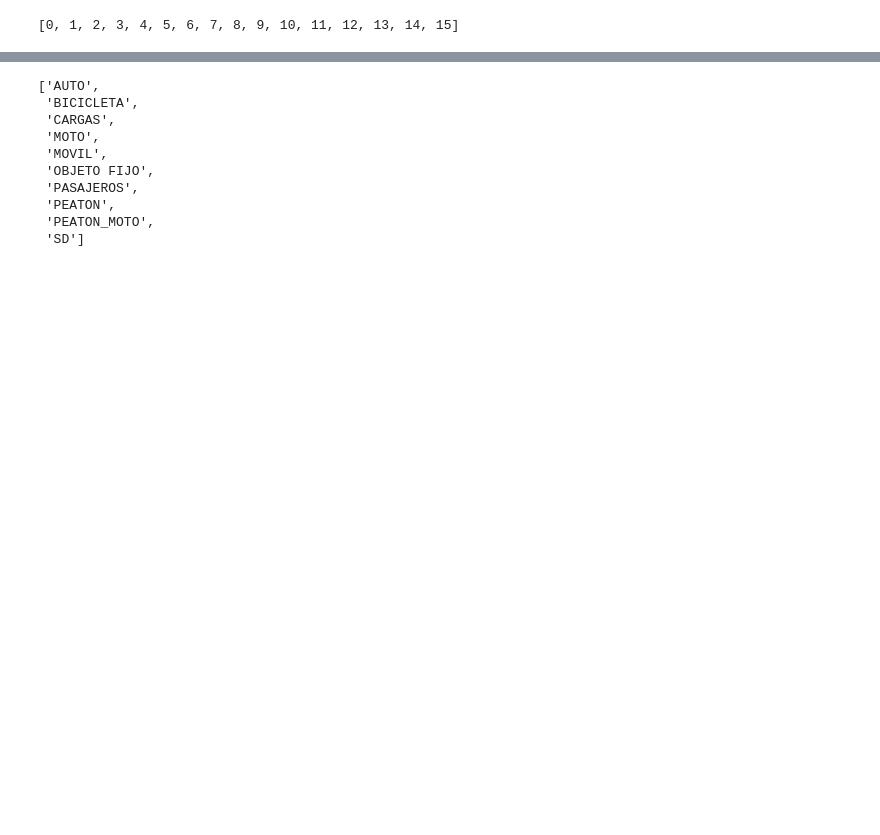
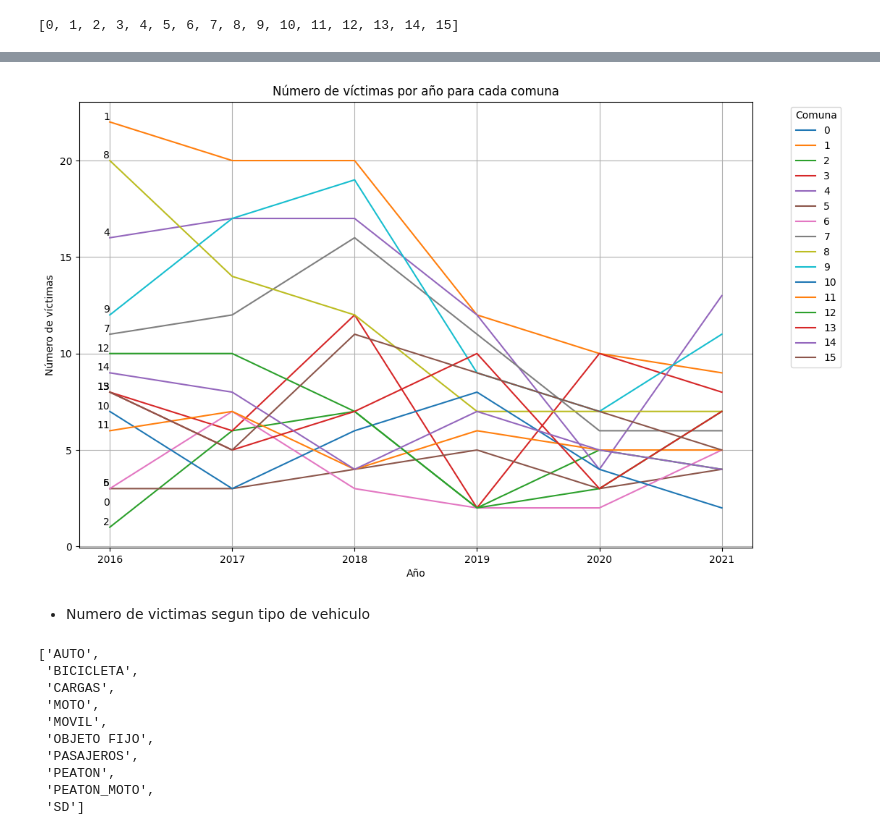
Before and after one commit to vanesalinas/HenryPI_DataAnalyst_PT06, a Jupyter notebook: EDA.ipynb, the cells around one changed output, grey strips where cells are left out. Saved outputs shown, nothing was run; the diff lists cells and outputs as text; code cells hidden in the pictures; blank space fills up the shorter version.

```diff
--- a/EDA.ipynb
+++ b/EDA.ipynb
@@ -306,3 +309,30 @@ victimas_por_año_comuna
+# %%
+# Graficar el número de víctimas por año para cada comuna
+plt.figure(figsize=(12, 8))
+
+# Inicializamos un contador
+contador = 0
+
+for comuna in victimas_por_año_comuna.index.get_level_values('COMUNA').unique():
+    data_comuna = victimas_por_año_comuna.loc[comuna]
+    plt.plot(data_comuna.index.get_level_values('AAAA'), data_comuna.values, label=comuna)
+
+    # Agregar texto con el número de comuna en el primer punto de cada línea
+    plt.text(data_comuna.index.get_level_values('AAAA')[0], data_comuna.values[0], comuna,
+             horizontalalignment='right', verticalalignment='bottom')
+
+plt.title('Número de víctimas por año para cada comuna')
+plt.xlabel('Año')
+plt.ylabel('Número de víctimas')
+plt.legend(title='Comuna', bbox_to_anchor=(1.05, 1), loc='upper left')
+plt.grid(True)
+plt.show()
+# %% [output]
+[figure, added]
+# %% [markdown]
+
+
+*   Numero de victimas segun tipo de vehiculo
 # %%
 sorted(df_combinado['VICTIMA'].unique())
 # %% [output]
```
Also changed, not shown: parts of 16 cells of this notebook.
